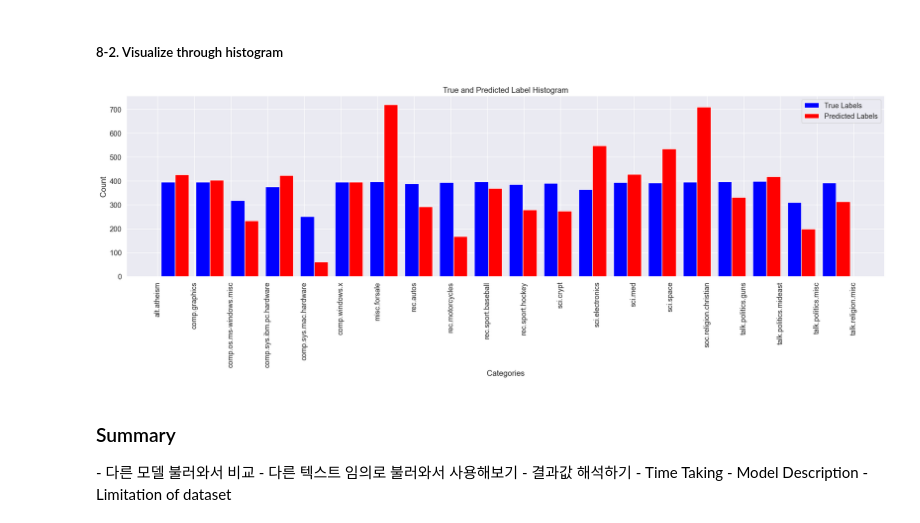
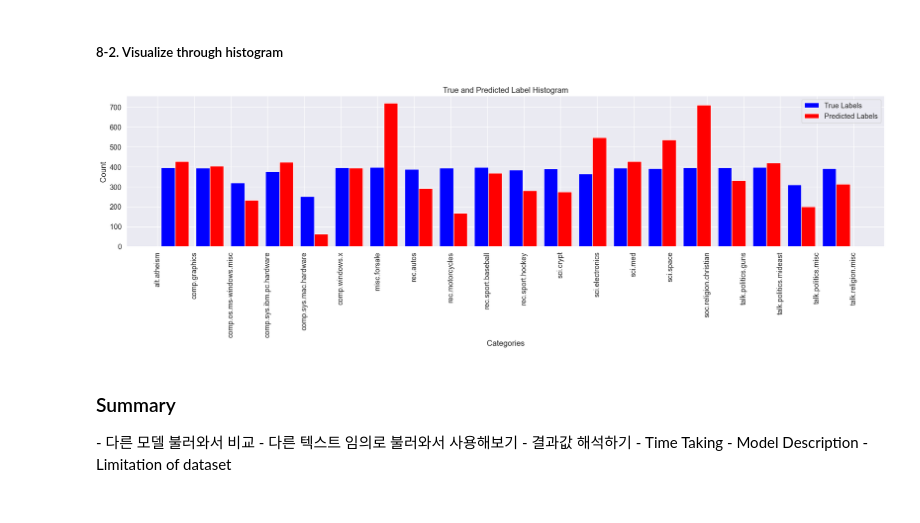
Before and after one commit to eunhong0925/gks-4008, a Jupyter notebook: FINAL/Multinomial Naive Bayes.ipynb, the cells around one changed output. Saved outputs shown, nothing was run; the diff lists cells and outputs as text; code cells hidden in the pictures.

```diff
--- a/FINAL/Multinomial Naive Bayes.ipynb
+++ b/FINAL/Multinomial Naive Bayes.ipynb
@@ -328,19 +265,19 @@ sci.crypt                      0.53    0.95      0.68      396
 # %% [markdown]
 <h5>8-2. Visualize through histogram
 # %%
-plt.figure(figsize=(25, 6))
+plt.figure(figsize=(25, 5))
 
 plt.hist([true_labels, predicted_labels], bins=len(categories), color=['blue', 'red'], label=['True Labels', 'Predicted Labels'])
 plt.title("True and Predicted Label Histogram")
 plt.xlabel("Categories")
 plt.xticks(range(len(categories)), [label.replace(" ", "\n") for label in categories], rotation='vertical')
 
 plt.ylabel("Count")
 plt.legend()
 
 plt.show()
 # %% [output]
-[figure, old version]
+[figure, new version]
 # %% [markdown]
 <h3>Summary</h3>
 - 다른 모델 불러와서 비교
```
Also changed, not shown: parts of 7 cells of this notebook.
